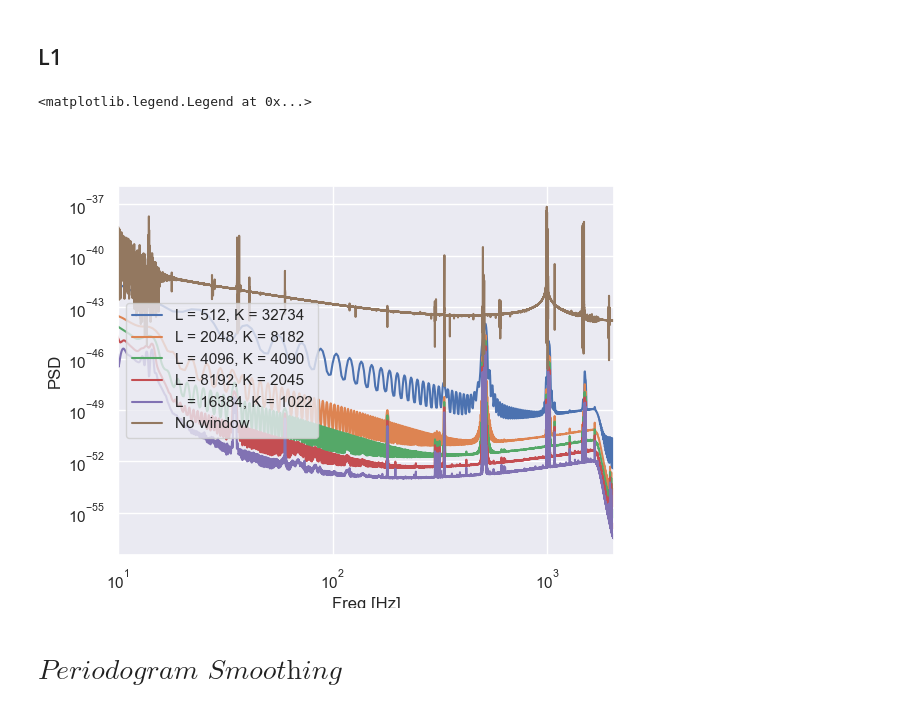
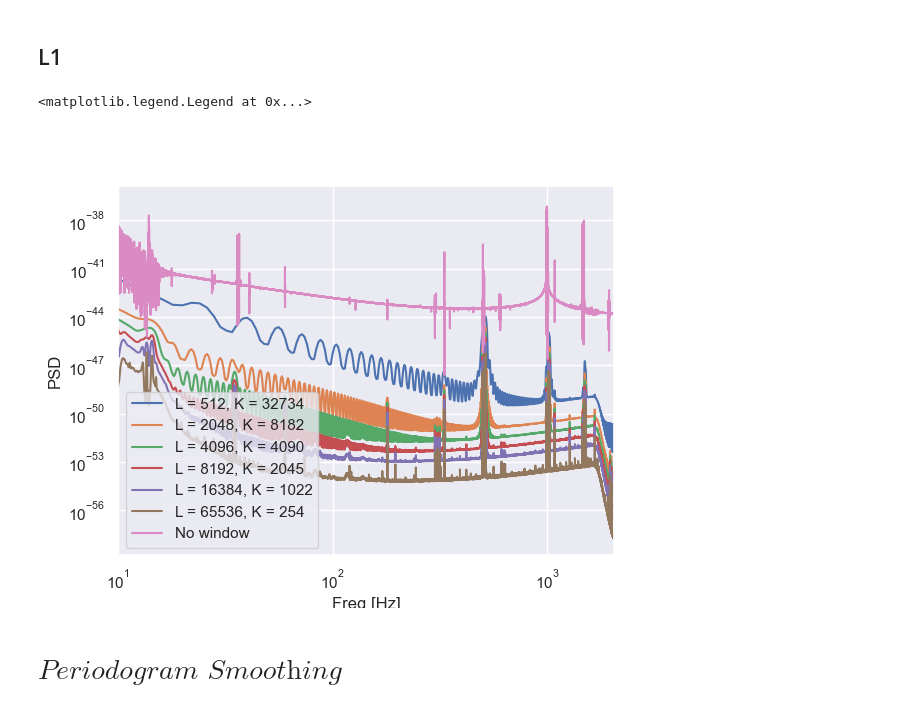
Before and after one commit to GonzaLinares/PASA_TP1, a Jupyter notebook: main.ipynb, the cells around one changed output. Saved outputs shown, nothing was run; the diff lists cells and outputs as text; code cells hidden in the pictures.

```diff
--- a/main.ipynb
+++ b/main.ipynb
@@ -200,21 +200,21 @@ Rxpa_estH1 = (after_preiodogram + bf_preiodogram)/2
 ## L1
 # %%
 plt.figure()
-for size in [512, 2048, 4096, 8192, 16384]:
+for size in [512, 2048, 4096, 8192, 16384, 2**16]:
     window = sg.windows.bartlett
     freqs, after_preiodogram, Kaf = periodogram_averaging(strain_L1_after_noise, size, 4, window)
     freqs, bf_preiodogram, Kbf = periodogram_averaging(strain_L1_before_noise, size, 4, window)
     mean_periodogram = (after_preiodogram + bf_preiodogram)/2
     plt.plot(freqs, mean_periodogram, label=f"L = {size}, K = {Kaf + Kbf}")
 
 plt.plot(psd_freq, psd, label="No window")
 plt.xscale('log')
 plt.yscale('log')
 plt.xlabel('Freq [Hz]')
 plt.ylabel('PSD')
 plt.xlim(10, fs/2)
 plt.legend()
 # %% [output]
 <matplotlib.legend.Legend at 0x...>
-[figure, old version]
+[figure, new version]
 # %%
```
Also changed, not shown: parts of 9 cells of this notebook.
